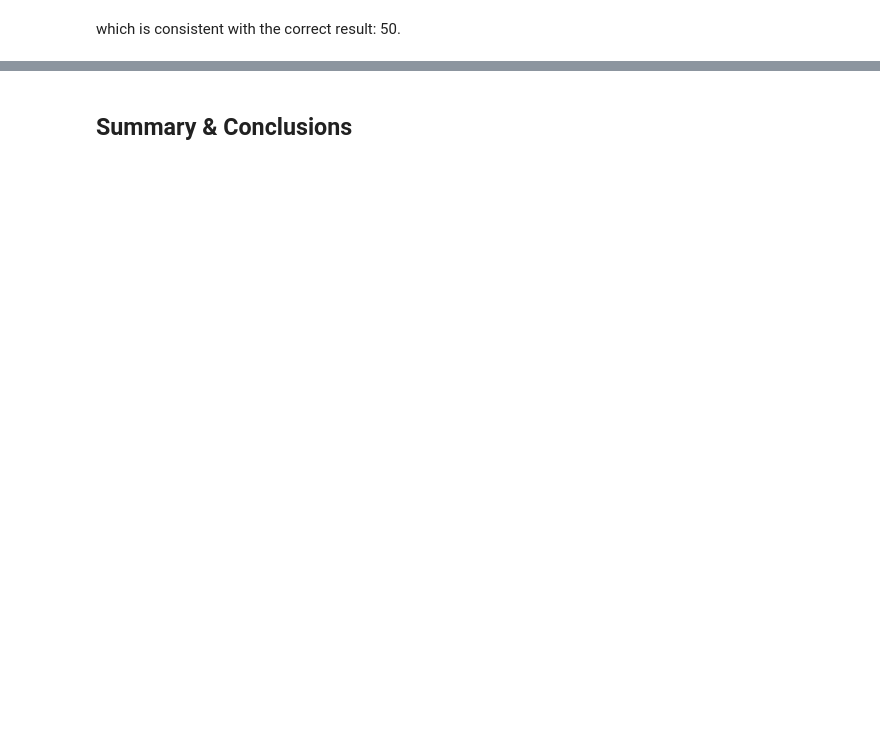
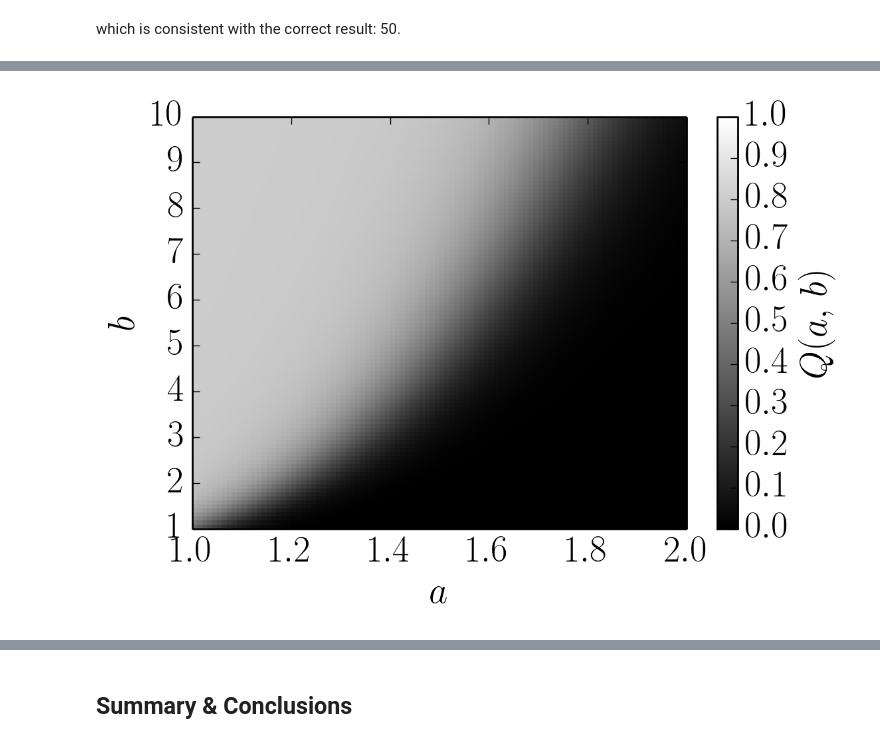
Before and after one commit to dfm/dfm.github.com, a Jupyter notebook: downloads/notebooks/histogram1.ipynb, the cells around one changed output, grey strips where cells are left out. Drawn from its saved outputs; the diff is of its cells as text; code cells hidden in the pictures; blank space fills up the shorter version.

Commit message:
first full draft of histogram post 1

```diff
--- a/downloads/notebooks/histogram1.ipynb
+++ b/downloads/notebooks/histogram1.ipynb
@@ -173,0 +198,17 @@ which is consistent with the correct result: 50.
+# %%
+# Define the detection efficiency function.
+def detection_efficiency(a, b):
+    return 0.8 / (1 + np.exp((a**2 / np.sqrt(b) - 1) / 0.1))
+
+# Plot this function on a grid.
+amn, amx, bmn, bmx = 1, 2, 1, 10
+A, B = np.meshgrid(np.linspace(amn, amx, 101), np.linspace(bmn, bmx, 103),
+                   indexing="ij")
+pl.pcolor(A, B, detection_efficiency(A, B), cmap="gray", vmin=0, vmax=1)
+pl.xlim(amn, amx)
+pl.ylim(bmn, bmx)
+pl.xlabel(r"$a$")
+pl.ylabel(r"$b$")
+pl.colorbar(label=r"$Q(a,\,b)$");
+# %% [output]
+[figure, added]
```
Also changed, not shown: parts of 26 cells of this notebook, 2 other files.
